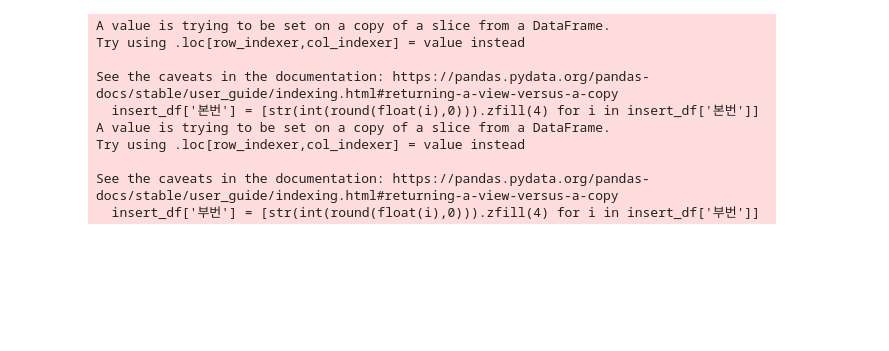
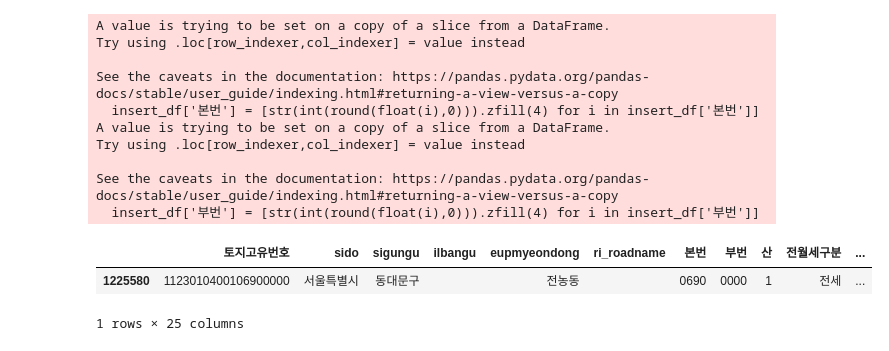
Before and after one commit to CSID-DGU/2023-2-DSC4007-07-MatDongSan, a Jupyter notebook: rent_price_insert.ipynb, the cells around one changed output. Drawn from its saved outputs; the diff is of its cells as text; code cells hidden in the pictures; blank space fills up the shorter version.

```diff
--- a/rent_price_insert.ipynb
+++ b/rent_price_insert.ipynb
@@ -366,7 +366,7 @@ db_column = list(result.COLUMN_NAME.values)
 # %%
 print(result.COLUMN_COMMENT.values)
 # 토지고유번호,sido,sigungu,ilbangu,eupmyeondong,ri,본번,부번,산여부,전월세구분,전용면적,계약일자,보증금,월세,종전계약 보증금,종전계약 월세, 건물명,도로명,층,건축년도, 계약 시작일, 계약 종료일, 계약 구분
-insert_df = apt[["토지고유번호","sido","sigungu","ilbangu","eupmyeondong","ri_roadname","본번","부번",'산',"전월세구분","전용면적(㎡)","계약년월","계약일","보증금(만원)","월세(만원)","종전계약 보증금 (만원)",'종전계약 월세 (만원)',"단지명","도로명","층","건축년도","계약시작일",'계약종료일','계약구분']]
+insert_df = apt[["토지고유번호","sido","sigungu","ilbangu","eupmyeondong","ri_roadname","본번","부번",'산',"전월세구분","전용면적(㎡)","계약년월","계약일","보증금(만원)","월세(만원)","종전계약 보증금 (만원)",'종전계약 월세 (만원)',"단지명","도로명","층","건축년도","계약시작일",'계약종료일','계약구분','갱신요구권 사용']]
 # %% [output]
 ['토지의 고유한 위치를 지정하는 토지고유번호 \n시 + 시군구(일반구) + 읍면동 + 리 + 산 여부 + 본번 + 부번 (19자리)'
  '시' '시군구' '일반구' '읍면동' '리' '본번' '부번' '산 여부' '전월세구분' '전용면적(㎡)' '계약일자'
@@ -588,3 +602,11 @@ def mass_inserter(df, data_type, jdbc):
 # %%
 # mass_inserter 안에 row_inserter를 넣으면 됌
 # 이중 정의 함수의 문제 상황은 어떤 게 발생할 수 있나??
+# %%
+sample = insert_df.sample(5)
+# %%
+sample
+# %% [output]
+|  | 토지고유번호 | sido | sigungu | ilbangu | eupmyeondong | ri_roadname | 본번 | 부번 | 산 | 전월세구분 | ... |
+| 1225580 | 1123010400106900000 | 서울특별시 | 동대문구 |  | 전농동 |  | 0690 | 0000 | 1 | 전세 | ... |
+1 rows × 25 columns
```
Also changed, not shown: parts of 11 cells of this notebook, 1 other file.
